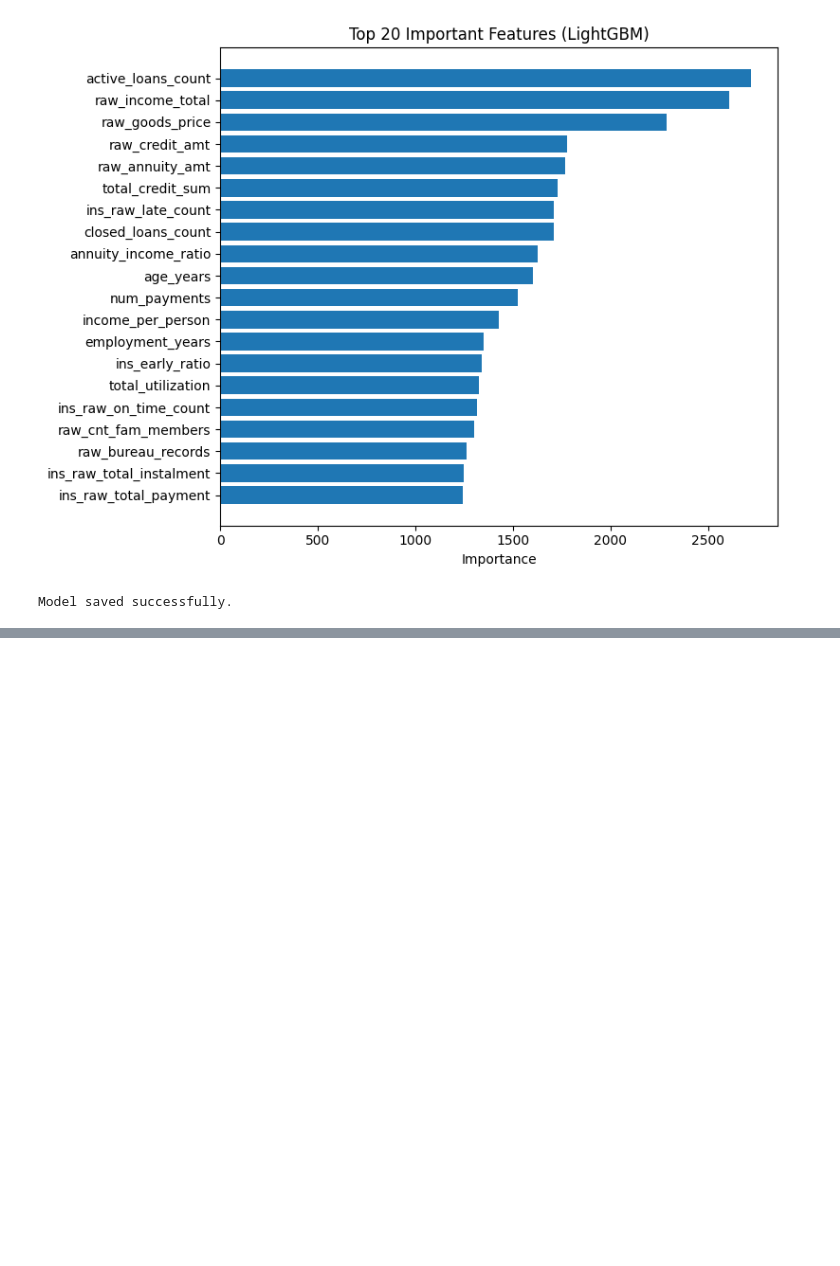
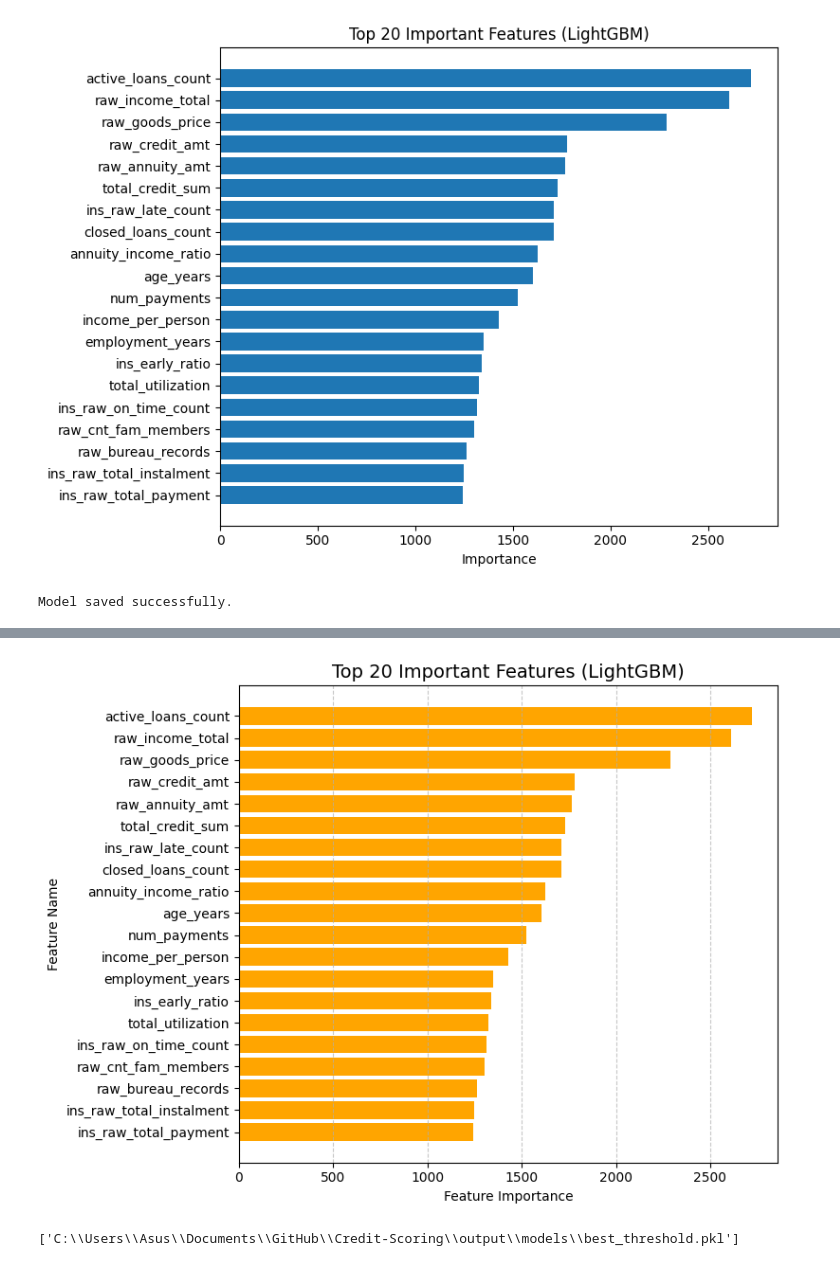
Before and after one commit to blacki0214/Credit-Scoring, a Jupyter notebook: notebooks/parquet_files/04_baseline_model_LightGBM.ipynb, the cells around one changed output, grey strips where cells are left out. Saved outputs shown, nothing was run; the diff lists cells and outputs as text; code cells hidden in the pictures; blank space fills up the shorter version.

```diff
--- a/notebooks/parquet_files/04_baseline_model_LightGBM.ipynb
+++ b/notebooks/parquet_files/04_baseline_model_LightGBM.ipynb
@@ -127,0 +191,12 @@ Model saved successfully.
+# %%
+import pandas as pd
+import matplotlib.pyplot as plt
+
+importance_df = pd.DataFrame({
+    "feature": lgb_model.feature_name_,
+    "importance": lgb_model.feature_importances_
+}).sort_values(by="importance", ascending=False)
+
+top20 = importance_df.head(20)
+print("Top 20 features:\n")
+print(top20)
@@ -127,0 +221,18 @@ Model saved successfully.
+# %%
+plt.figure(figsize=(8, 6))
+plt.barh(top20["feature"][::-1], top20["importance"][::-1], color="orange")
+plt.title("Top 20 Important Features (LightGBM)", fontsize=14)
+plt.xlabel("Feature Importance")
+plt.ylabel("Feature Name")
+plt.grid(axis='x', linestyle='--', alpha=0.7)
+plt.tight_layout()
+plt.show()
+# %% [output]
+[figure, added]
+# %%
+import joblib
+
+# save model with optimized threshold
+joblib.dump(best_threshold, r"C:\Users\Asus\Documents\GitHub\Credit-Scoring\output\models\best_threshold.pkl")
+# %% [output]
+['C:\\Users\\Asus\\Documents\\GitHub\\Credit-Scoring\\output\\models\\best_threshold.pkl']
```
Also changed, not shown: parts of 7 cells of this notebook, 1 other file.
